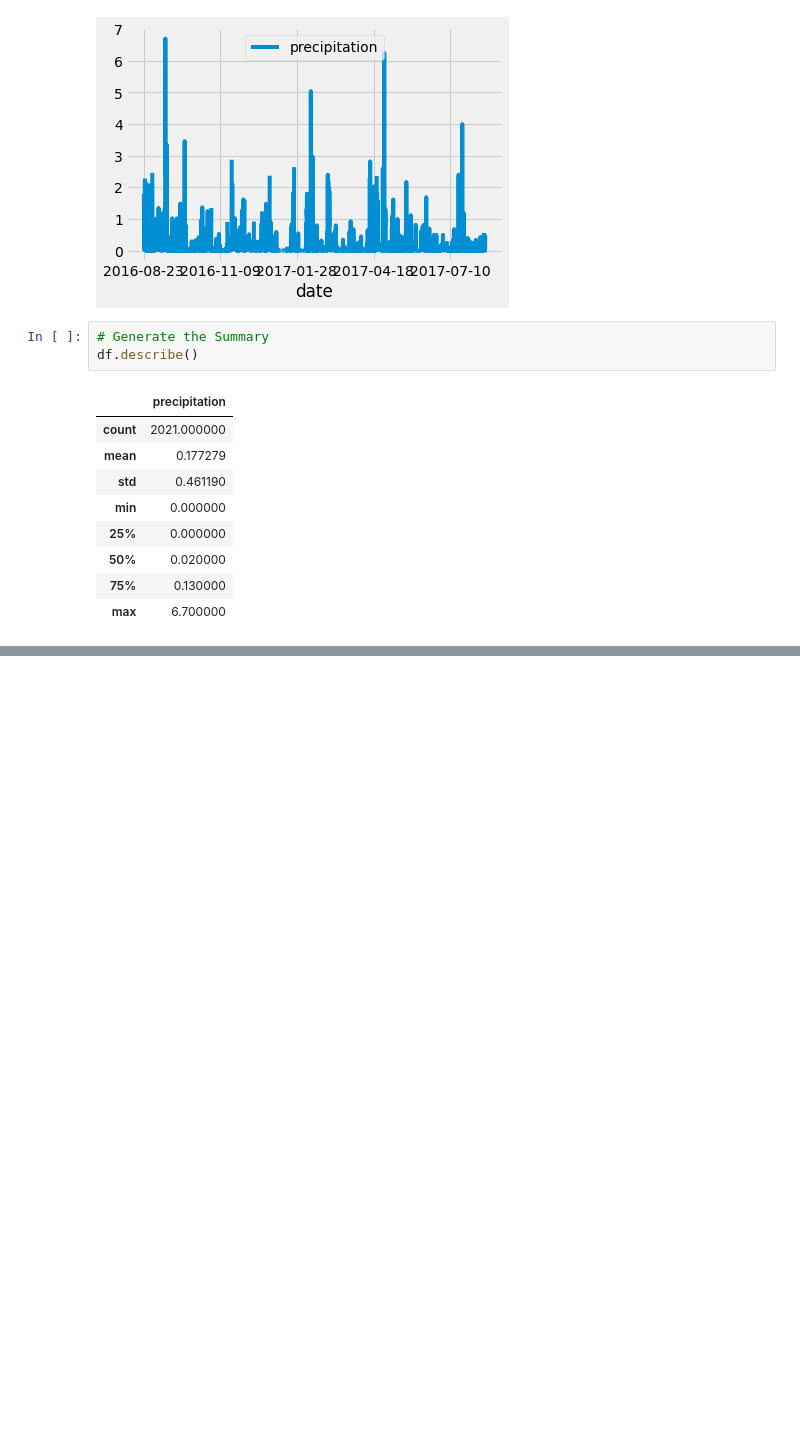
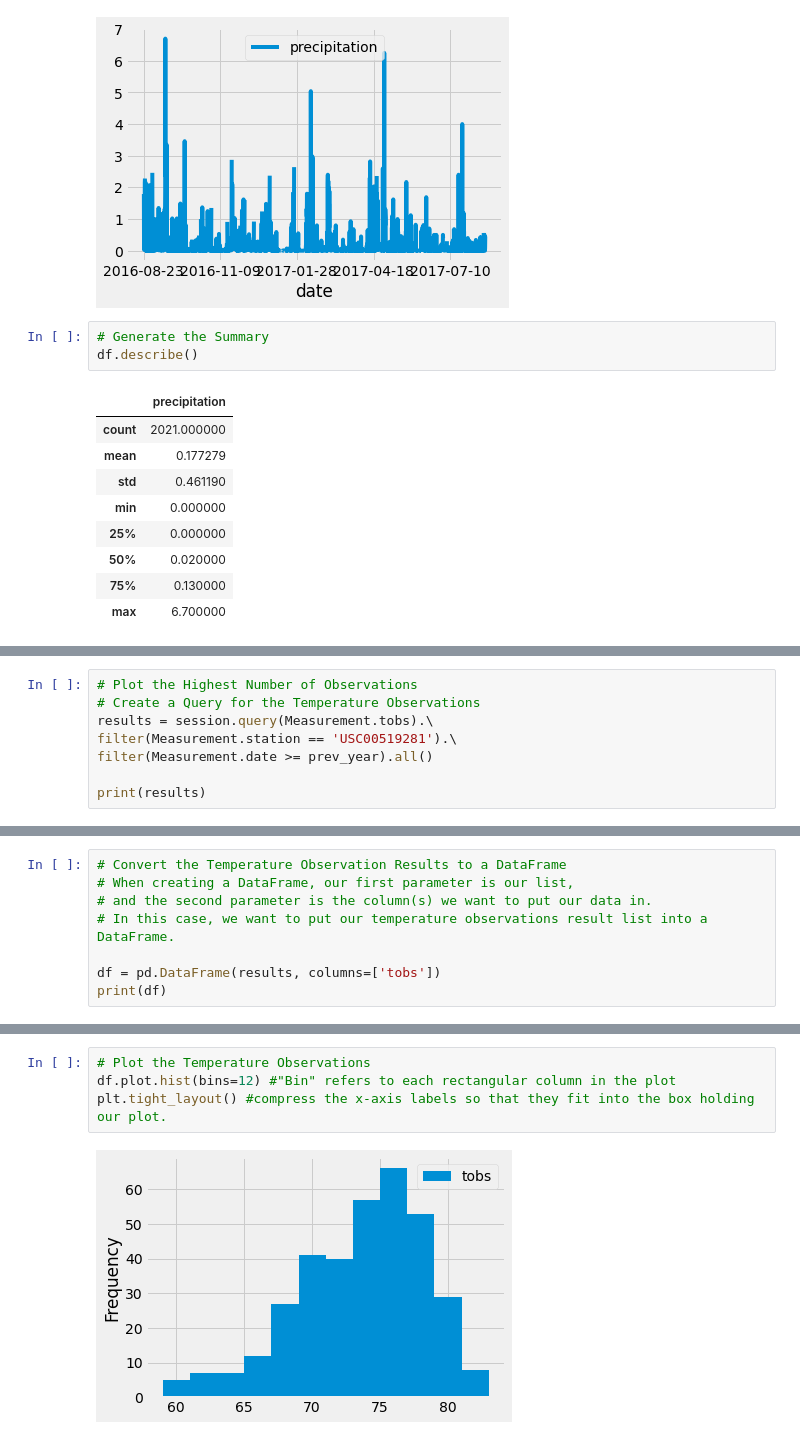
Before and after one commit to KathiaF/surfs_up, a Jupyter notebook: climate_analysis.ipynb, the cells around one changed output, grey strips where cells are left out. Saved outputs shown, nothing was run; the diff lists cells and outputs as text; blank space fills up the shorter version.

Commit message:
Module 9.3 Weather Station Analysis
Plot the Highest Number of Observations

```diff
--- a/climate_analysis.ipynb
+++ b/climate_analysis.ipynb
@@ -154,0 +179,8 @@ df.describe()
+# %%
+# Plot the Highest Number of Observations
+# Create a Query for the Temperature Observations
+results = session.query(Measurement.tobs).\
+filter(Measurement.station == 'USC00519281').\
+filter(Measurement.date >= prev_year).all()
+
+print(results)
@@ -154,0 +189,8 @@ df.describe()
+# %%
+# Convert the Temperature Observation Results to a DataFrame
+# When creating a DataFrame, our first parameter is our list,
+# and the second parameter is the column(s) we want to put our data in.
+# In this case, we want to put our temperature observations result list into a DataFrame.
+
+df = pd.DataFrame(results, columns=['tobs'])
+print(df)
@@ -154,0 +212,6 @@ df.describe()
+# %%
+# Plot the Temperature Observations
+df.plot.hist(bins=12) #"Bin" refers to each rectangular column in the plot
+plt.tight_layout() #compress the x-axis labels so that they fit into the box holding our plot.
+# %% [output]
+[figure, added]
```
Also changed, not shown: parts of 7 cells of this notebook.
